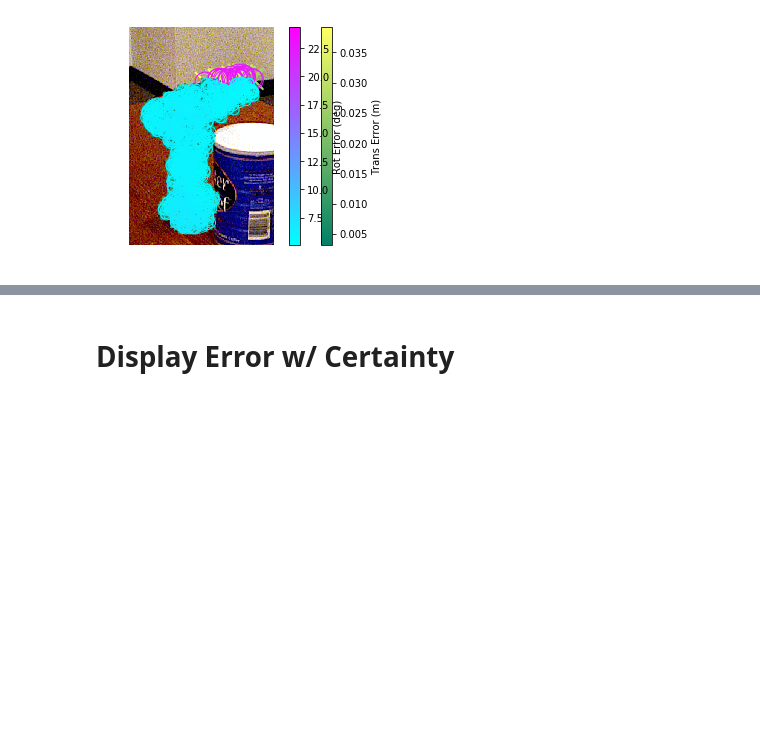
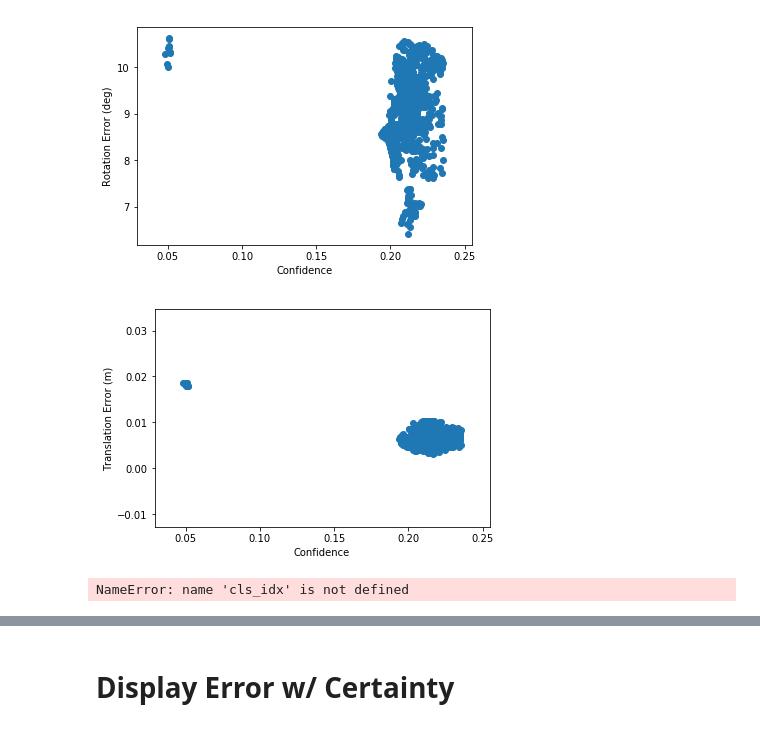
Before and after one commit to r-pad/DenseFusion, a Jupyter notebook: DenseFusionCertaintyTests.ipynb, the cells around one changed output, grey strips where cells are left out. Drawn from its saved outputs; the diff is of its cells as text; code cells hidden in the pictures; blank space fills up the shorter version.

```diff
--- a/DenseFusionCertaintyTests.ipynb
+++ b/DenseFusionCertaintyTests.ipynb
@@ -376,31 +523,0 @@ q_err = 180.0/np.pi*to_np(tensorAngularDiff(res['r'][0,:,[1,2,3,0]],
-# %%
-fig, ax = plt.subplots()
-ax.axis('off')
-plt.imshow(disp_img.astype(np.uint8))
-
-cmap_t = mpl.cm.get_cmap('summer')
-normalize_t = mpl.colors.Normalize(vmin=min(t_err), vmax=max(t_err))
-colors_t = [cmap_t(normalize_t(value)) for value in t_err]
-cmap_q = mpl.cm.get_cmap('cool')
-normalize_q = mpl.colors.Normalize(vmin=min(q_err), vmax=max(q_err))
-colors_q = [cmap_q(normalize_q(value)) for value in q_err]
-
-h_t = ax.scatter(coords[1], coords[0], s = 50/c_vals,
-                  color=colors_t,
-                  lw=2, marker='x')
-h_q = ax.scatter(coords[1], coords[0], s = 50/c_vals,
-                  facecolors='none', edgecolors=colors_q,
-                  lw=1, marker='o')
-#plt.colorbar()
-#cb_t = plt.colorbar(h_t,shrink=0.25)
-#cb_q = plt.colorbar(h_q,shrink=0.25)
-cax_t, _ = mpl.colorbar.make_axes(ax, fraction=0.05)
-cb_t = mpl.colorbar.ColorbarBase(cax_t, cmap=cmap_t, norm=normalize_t)
-cb_t.set_label('Trans Error (m)')
-
-cax_q, _ = mpl.colorbar.make_axes(ax, fraction=0.05)
-cb_q = mpl.colorbar.ColorbarBase(cax_q, cmap=cmap_q, norm=normalize_q)
-cb_q.set_label('Rot Error (deg)')
-plt.show()
-# %% [output]
-[figure, removed]
@@ -439,3 +524,20 @@ def poseError(res, gt_mat):
+# %%
+plt.scatter(c_vals, q_err),
+plt.xlabel('Confidence')
+plt.ylabel('Rotation Error (deg)')
+plt.show()
+
+plt.scatter(c_vals, t_err),
+plt.xlabel('Confidence')
+plt.ylabel('Translation Error (m)')
+plt.show()
+# %% [output]
+[figure, added]
+[figure, added]
+# %%
+addError(res, trans_mat, cls_idx)
+# %% [output]
+NameError: name 'cls_idx' is not defined
 # %%
 np.random.seed(0)
 data_index = {cls:[] for cls in range(1,22)}
```
Also changed, not shown: parts of 31 cells of this notebook, 12 other files.
